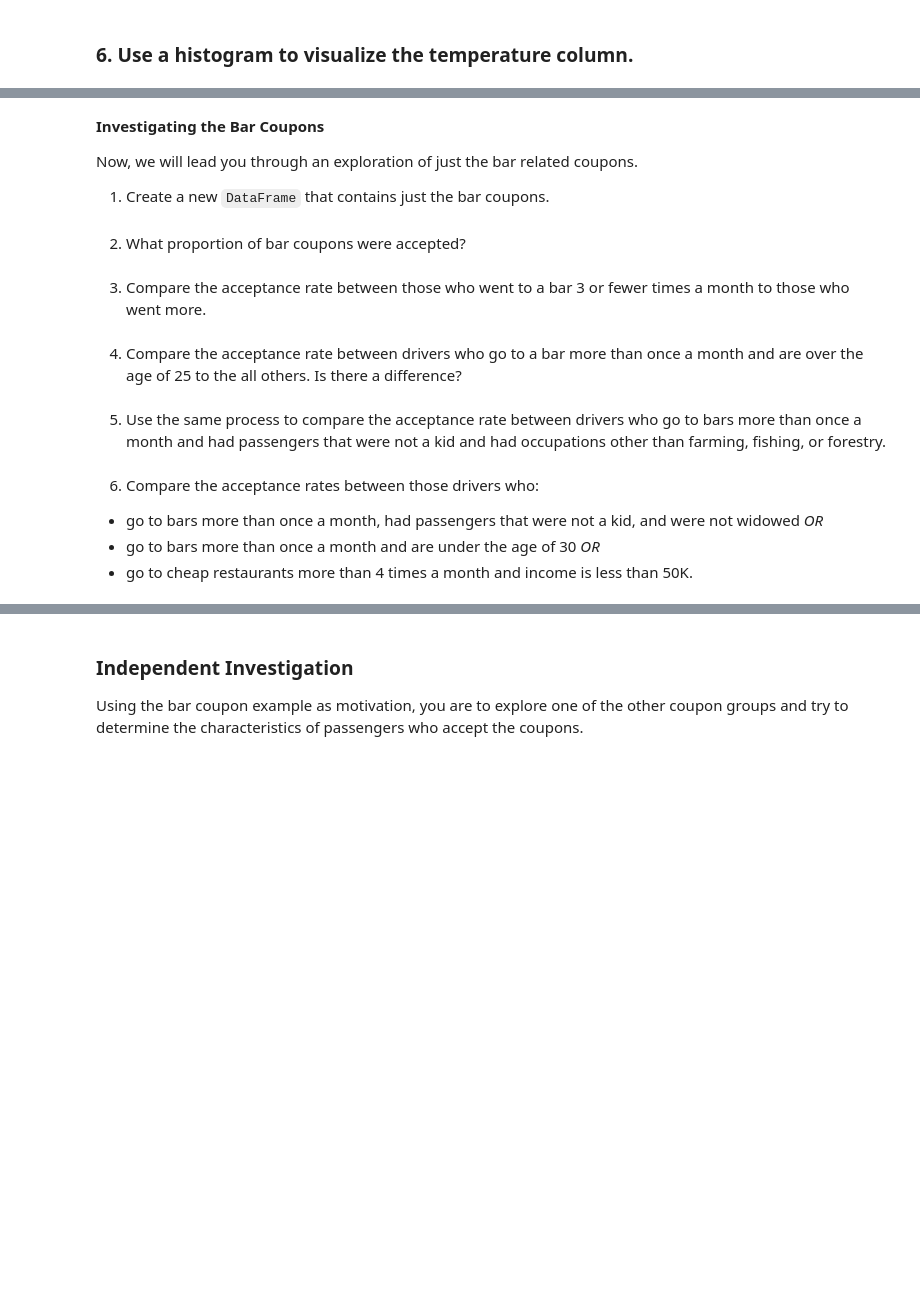
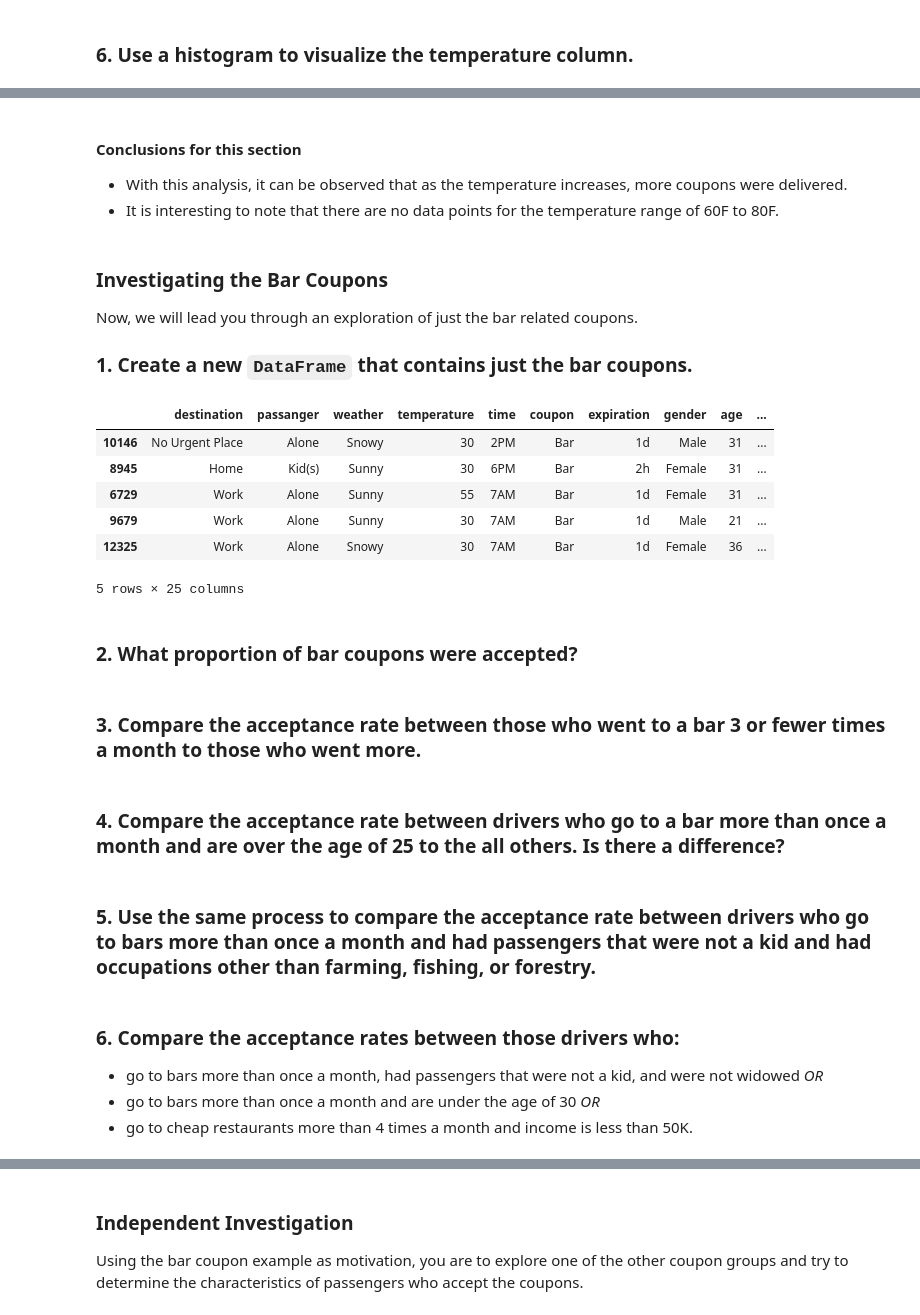
Before and after one commit to JuanDiegoSuarezLondono/Coupon-Acceptance-Prediction, a Jupyter notebook: prompt.ipynb, the cells around one changed output, grey strips where cells are left out. Cells and saved outputs as stored; diff of their text form; code cells hidden in the pictures; blank space fills up the shorter version.

Commit message:
7. New bar sub-dataset
A sub-dataset has been created that only contains the coupons for bars.

```diff
--- a/prompt.ipynb
+++ b/prompt.ipynb
@@ -323,19 +332,35 @@ px.bar(total_coupon, x="coupon", y="cumulative_total_coupons", title="Cumulative
+# %% [markdown]
+#### Conclusions for this section
+- With this analysis, it can be observed that as the temperature increases, more coupons were delivered.
+- It is interesting to note that there are no data points for the temperature range of 60F to 80F.
 # %% [markdown]
-**Investigating the Bar Coupons**
+### **Investigating the Bar Coupons**
 
 Now, we will lead you through an exploration of just the bar related coupons.
 
-1. Create a new `DataFrame` that contains just the bar coupons.
+### 1. Create a new `DataFrame` that contains just the bar coupons.
+# %%
+# We use a query to isolate the data containing the value "Coffee House" in the "coupon" column.
+bar_df = data.query("coupon == 'Bar'")
+bar_df.sample(5)
+# %% [output]
+|  | destination | passanger | weather | temperature | time | coupon | expiration | gender | age | ... |
+| 10146 | No Urgent Place | Alone | Snowy | 30 | 2PM | Bar | 1d | Male | 31 | ... |
+| 8945 | Home | Kid(s) | Sunny | 30 | 6PM | Bar | 2h | Female | 31 | ... |
+| 6729 | Work | Alone | Sunny | 55 | 7AM | Bar | 1d | Female | 31 | ... |
+| 9679 | Work | Alone | Sunny | 30 | 7AM | Bar | 1d | Male | 21 | ... |
+| 12325 | Work | Alone | Snowy | 30 | 7AM | Bar | 1d | Female | 36 | ... |
+5 rows × 25 columns
 # %% [markdown]
-2. What proportion of bar coupons were accepted?
+### 2. What proportion of bar coupons were accepted?
 # %% [markdown]
-3. Compare the acceptance rate between those who went to a bar 3 or fewer times a month to those who went more.
+### 3. Compare the acceptance rate between those who went to a bar 3 or fewer times a month to those who went more.
 # %% [markdown]
-4. Compare the acceptance rate between drivers who go to a bar more than once a month and are over the age of 25 to the all others.  Is there a difference?
+### 4. Compare the acceptance rate between drivers who go to a bar more than once a month and are over the age of 25 to the all others.  Is there a difference?
 # %% [markdown]
-5. Use the same process to compare the acceptance rate between drivers who go to bars more than once a month and had passengers that were not a kid and had occupations other than farming, fishing, or forestry.
+### 5. Use the same process to compare the acceptance rate between drivers who go to bars more than once a month and had passengers that were not a kid and had occupations other than farming, fishing, or forestry.
 # %% [markdown]
-6. Compare the acceptance rates between those drivers who:
+### 6. Compare the acceptance rates between those drivers who:
 
 - go to bars more than once a month, had passengers that were not a kid, and were not widowed *OR*
 - go to bars more than once a month and are under the age of 30 *OR*
```
Also changed, not shown: parts of 6 cells of this notebook.
